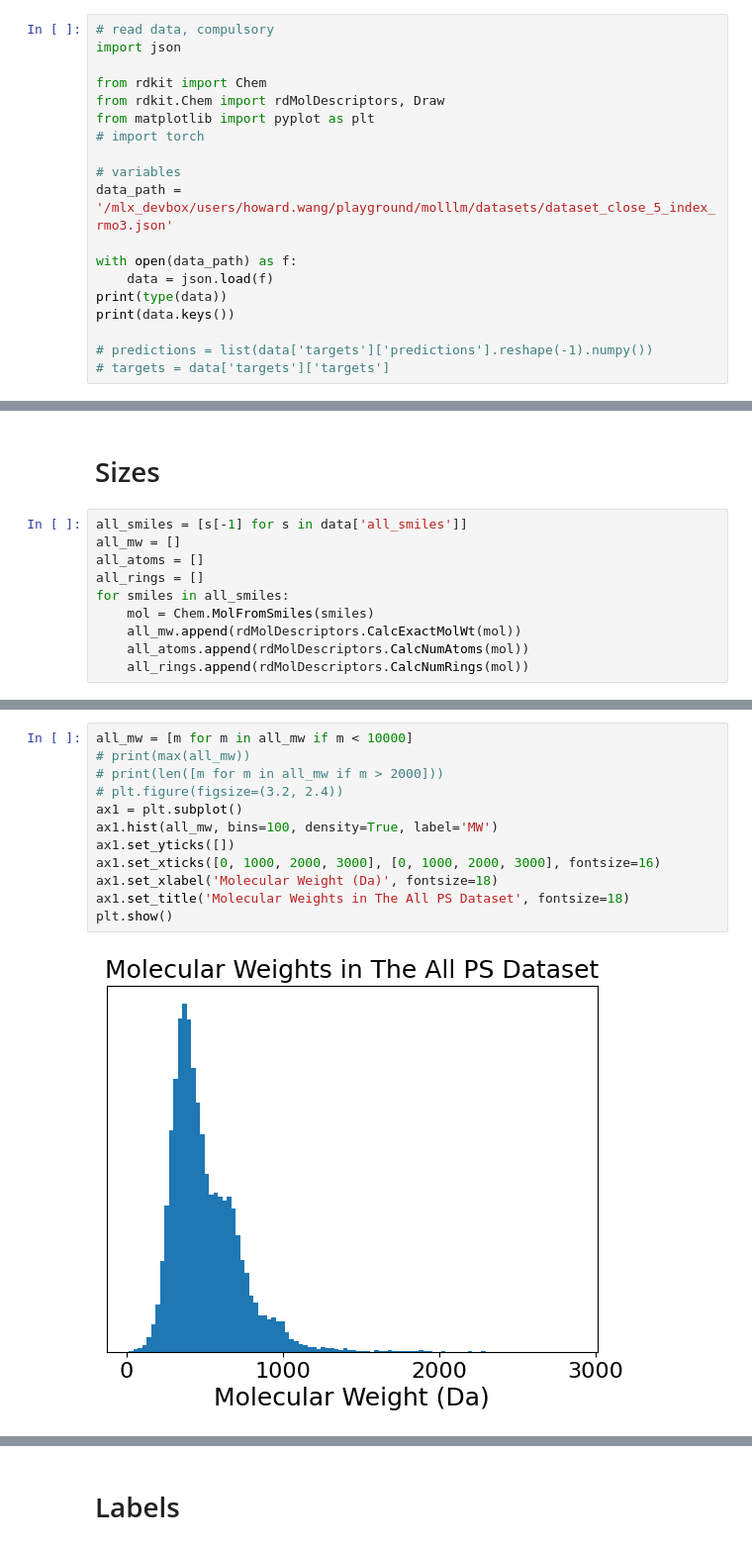
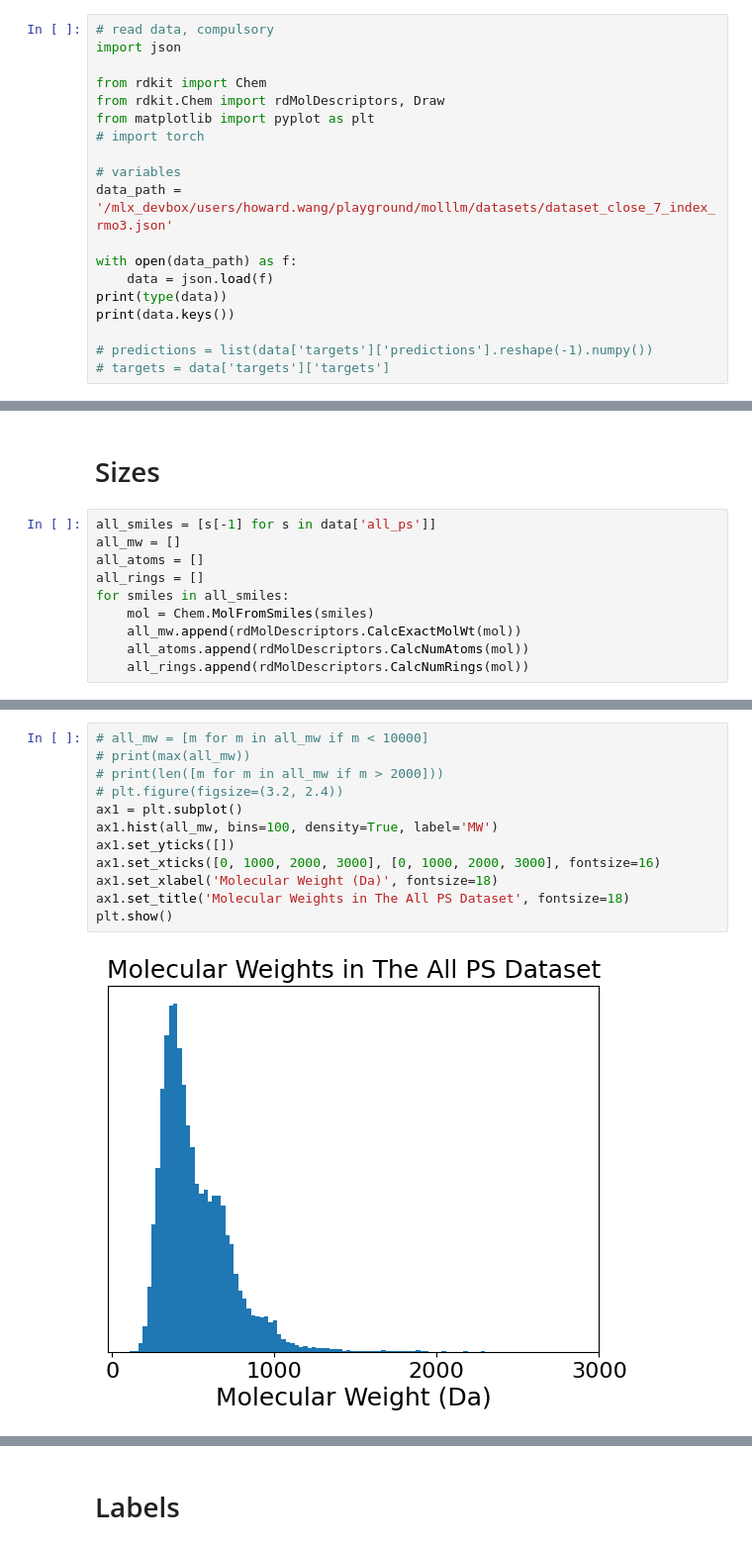
Before and after one commit to howardwang1997/AI4PS, a Jupyter notebook: draw/data/dataset_statistics.ipynb, the cells around one changed output, grey strips where cells are left out. Shown at 99% size. Cells and saved outputs as stored; diff of their text form.

```diff
--- a/draw/data/dataset_statistics.ipynb
+++ b/draw/data/dataset_statistics.ipynb
@@ -8,7 +8,7 @@ from matplotlib import pyplot as plt
 # import torch
 
 # variables
-data_path = '/mlx_devbox/users/howard.wang/playground/molllm/datasets/dataset_close_5_index_rmo3.json'
+data_path = '/mlx_devbox/users/howard.wang/playground/molllm/datasets/dataset_close_7_index_rmo3.json'
 
 with open(data_path) as f:
     data = json.load(f)
@@ -23,7 +23,7 @@ dict_keys(['all_smiles', 'absorption', 'emission', 'hl_gap', 'soqy', 'flqy', 'ph
 # %% [markdown]
 # Sizes
 # %%
-all_smiles = [s[-1] for s in data['all_smiles']]
+all_smiles = [s[-1] for s in data['all_ps']]
 all_mw = []
 all_atoms = []
 all_rings = []
@@ -53,15 +61,15 @@ for smiles in all_smiles:
 # %%
-all_mw = [m for m in all_mw if m < 10000]
+# all_mw = [m for m in all_mw if m < 10000]
 # print(max(all_mw))
 # print(len([m for m in all_mw if m > 2000]))
 # plt.figure(figsize=(3.2, 2.4))
 ax1 = plt.subplot()
 ax1.hist(all_mw, bins=100, density=True, label='MW')
 ax1.set_yticks([])
 ax1.set_xticks([0, 1000, 2000, 3000], [0, 1000, 2000, 3000], fontsize=16)
 ax1.set_xlabel('Molecular Weight (Da)', fontsize=18)
 ax1.set_title('Molecular Weights in The All PS Dataset', fontsize=18)
 plt.show()
 # %% [output]
-[figure, old version]
+[figure, new version]
 # %%
```
Also changed, not shown: parts of 6 cells of this notebook.
